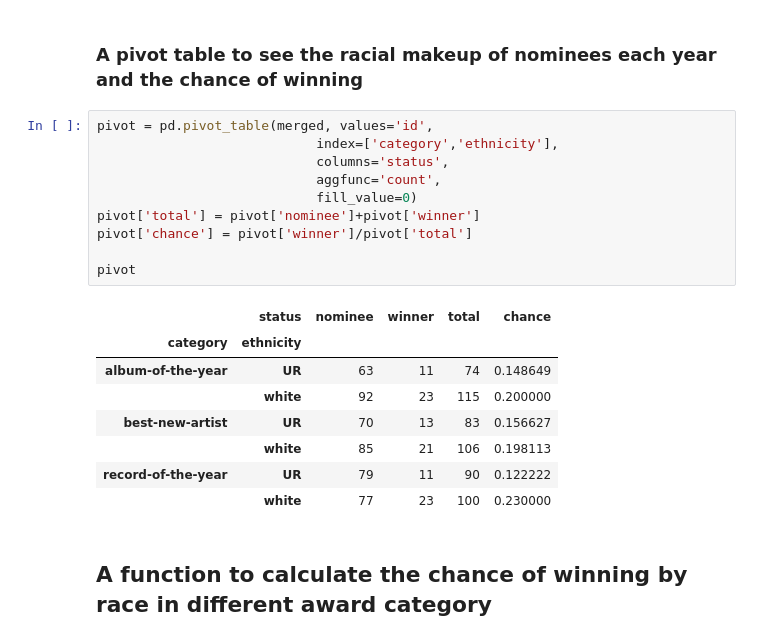
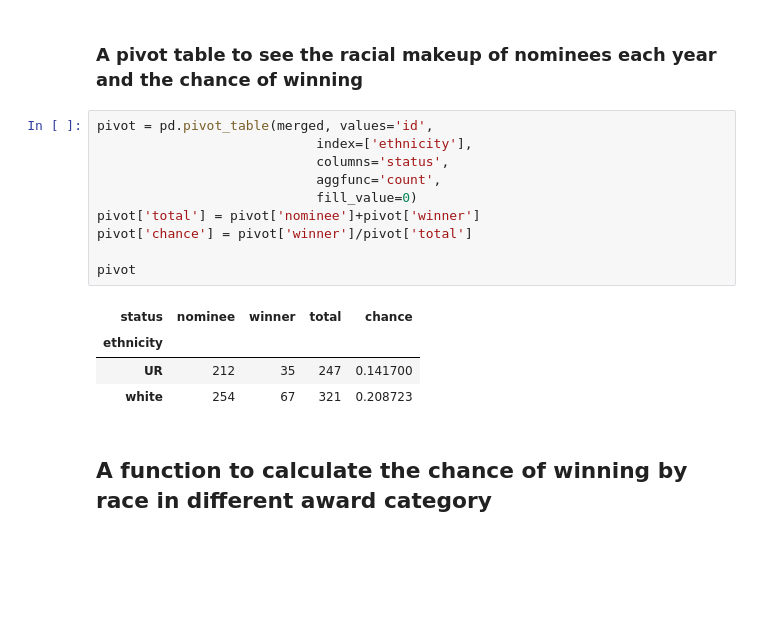
Before and after one commit to CynthiaTuData/grammy-awards, a Jupyter notebook: grammy-step2-analysis.ipynb, the cells around one changed output. Drawn from its saved outputs; the diff is of its cells as text; blank space fills up the shorter version.

```diff
--- a/grammy-step2-analysis.ipynb
+++ b/grammy-step2-analysis.ipynb
@@ -155,23 +154,19 @@ merged.head(2)
 ### A pivot table to see the racial makeup of nominees each year and the chance of winning
 # %%
 pivot = pd.pivot_table(merged, values='id',
-                            index=['category','ethnicity'],
+                            index=['ethnicity'],
                             columns='status',
                             aggfunc='count',
                             fill_value=0)
 pivot['total'] = pivot['nominee']+pivot['winner']
 pivot['chance'] = pivot['winner']/pivot['total']
 
 pivot
 # %% [output]
-|  | status | nominee | winner | total | chance |
-| category | ethnicity |  |  |  |  |
-| album-of-the-year | UR | 63 | 11 | 74 | 0.148649 |
-|  | white | 92 | 23 | 115 | 0.200000 |
-| best-new-artist | UR | 70 | 13 | 83 | 0.156627 |
-|  | white | 85 | 21 | 106 | 0.198113 |
-| record-of-the-year | UR | 79 | 11 | 90 | 0.122222 |
-|  | white | 77 | 23 | 100 | 0.230000 |
+| status | nominee | winner | total | chance |
+| ethnicity |  |  |  |  |
+| UR | 212 | 35 | 247 | 0.141700 |
+| white | 254 | 67 | 321 | 0.208723 |
 # %% [markdown]
 ## A function to calculate the chance of winning by race in different award category
 # %%
```
Also changed, not shown: parts of 14 cells of this notebook, 7 other files.
